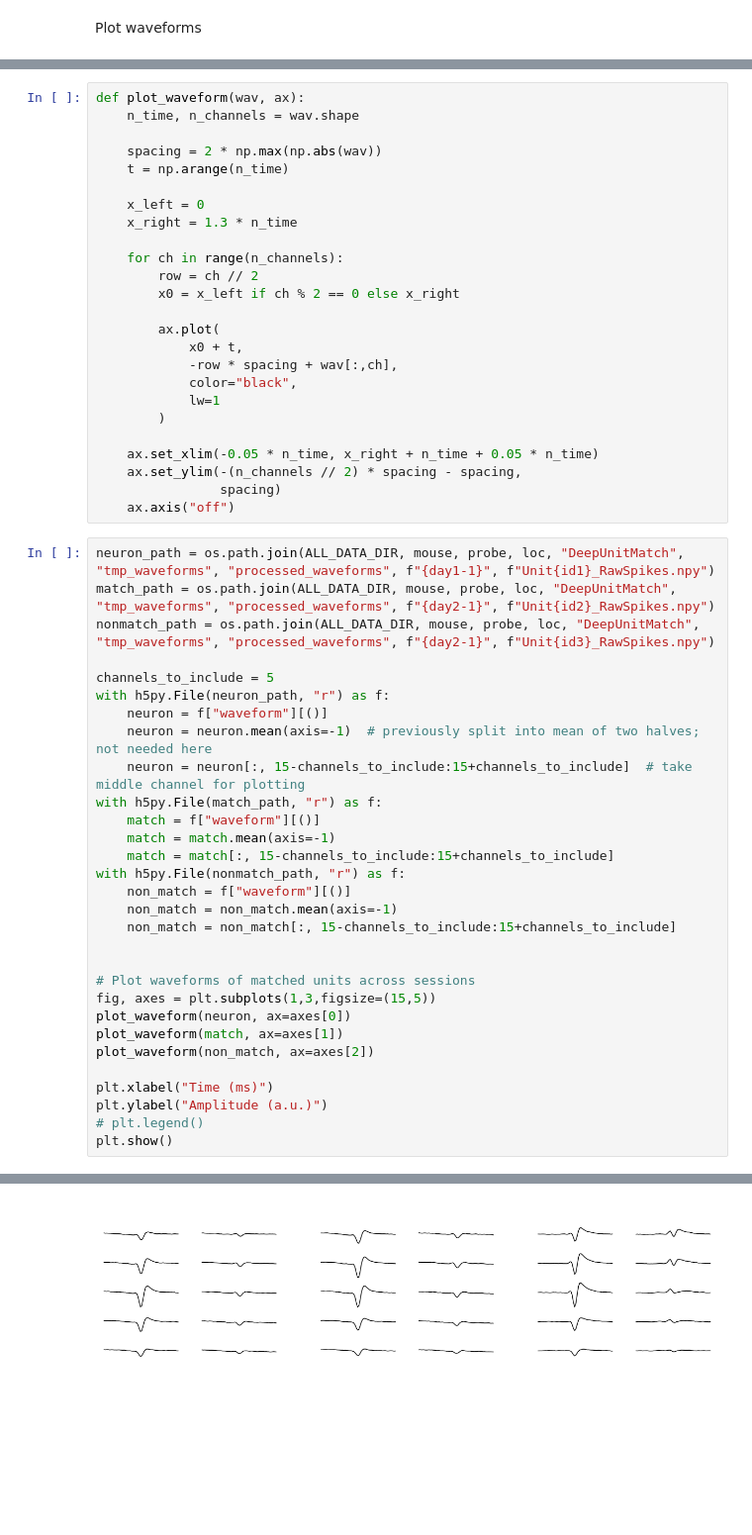
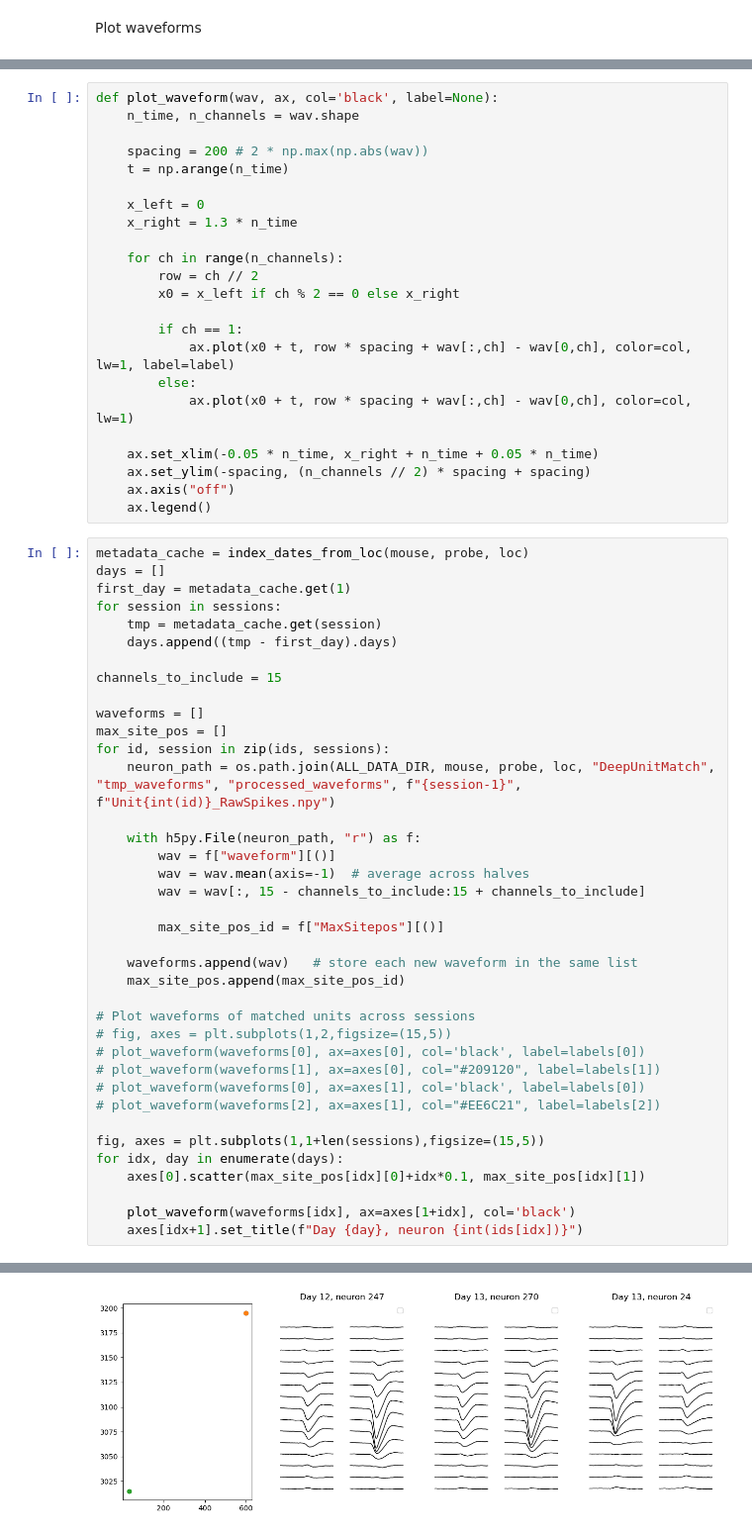
Before and after one commit to EnnyvanBeest/UnitMatch, a Jupyter notebook: UnitMatchPy/PaperAnalyses/figure1.ipynb, the cells around one changed output, grey strips where cells are left out. Shown at 99% size. Cells and saved outputs as stored; diff of their text form; blank space fills up the shorter version.

```diff
--- a/UnitMatchPy/PaperAnalyses/figure1.ipynb
+++ b/UnitMatchPy/PaperAnalyses/figure1.ipynb
@@ -463,8 +555,8 @@ print(id3 not in matches['ID2'].values)
 # %%
-def plot_waveform(wav, ax):
+def plot_waveform(wav, ax, col='black', label=None):
     n_time, n_channels = wav.shape
 
-    spacing = 2 * np.max(np.abs(wav))
+    spacing = 200 # 2 * np.max(np.abs(wav))
     t = np.arange(n_time)
 
     x_left = 0
@@ -474,45 +566,51 @@ def plot_waveform(wav, ax):
         row = ch // 2
         x0 = x_left if ch % 2 == 0 else x_right
 
-        ax.plot(
-            x0 + t,
-            -row * spacing + wav[:,ch],
-            color="black",
-            lw=1
-        )
+        if ch == 1:
+            ax.plot(x0 + t, row * spacing + wav[:,ch] - wav[0,ch], color=col, lw=1, label=label)
+        else:
+            ax.plot(x0 + t, row * spacing + wav[:,ch] - wav[0,ch], color=col, lw=1)
 
     ax.set_xlim(-0.05 * n_time, x_right + n_time + 0.05 * n_time)
-    ax.set_ylim(-(n_channels // 2) * spacing - spacing,
-                spacing)
+    ax.set_ylim(-spacing, (n_channels // 2) * spacing + spacing)
     ax.axis("off")
+    ax.legend()
 # %%
-neuron_path = os.path.join(ALL_DATA_DIR, mouse, probe, loc, "DeepUnitMatch", "tmp_waveforms", "processed_waveforms", f"{day1-1}", f"Unit{id1}_RawSpikes.npy")
-match_path = os.path.join(ALL_DATA_DIR, mouse, probe, loc, "DeepUnitMatch", "tmp_waveforms", "processed_waveforms", f"{day2-1}", f"Unit{id2}_RawSpikes.npy")
-nonmatch_path = os.path.join(ALL_DATA_DIR, mouse, probe, loc, "DeepUnitMatch", "tmp_waveforms", "processed_waveforms", f"{day2-1}", f"Unit{id3}_RawSpikes.npy")
+metadata_cache = index_dates_from_loc(mouse, probe, loc)
+days = []
+first_day = metadata_cache.get(1)
+for session in sessions:
+    tmp = metadata_cache.get(session)
+    days.append((tmp - first_day).days)
 
-channels_to_include = 5
-with h5py.File(neuron_path, "r") as f:
-    neuron = f["waveform"][()]
-    neuron = neuron.mean(axis=-1)  # previously split into mean of two halves; not needed here
-    neuron = neuron[:, 15-channels_to_include:15+channels_to_include]  # take middle channel for plotting
-with h5py.File(match_path, "r") as f:
-    match = f["waveform"][()]
-    match = match.mean(axis=-1)
-    match = match[:, 15-channels_to_include:15+channels_to_include]
-with h5py.File(nonmatch_path, "r") as f:
-    non_match = f["waveform"][()]
-    non_match = non_match.mean(axis=-1)
-    non_match = non_match[:, 15-channels_to_include:15+channels_to_include]
+channels_to_include = 15
 
+waveforms = []
+max_site_pos = []
+for id, session in zip(ids, sessions):
+    neuron_path = os.path.join(ALL_DATA_DIR, mouse, probe, loc, "DeepUnitMatch", "tmp_waveforms", "processed_waveforms", f"{session-1}", f"Unit{int(id)}_RawSpikes.npy")
+
+    with h5py.File(neuron_path, "r") as f:
+        wav = f["waveform"][()]
+        wav = wav.mean(axis=-1)  # average across halves
+        wav = wav[:, 15 - channels_to_include:15 + channels_to_include]
+
+        max_site_pos_id = f["MaxSitepos"][()]
+
+    waveforms.append(wav)   # store each new waveform in the same list
+    max_site_pos.append(max_site_pos_id)
 
 # Plot waveforms of matched units across sessions
-fig, axes = plt.subplots(1,3,figsize=(15,5))
-plot_waveform(neuron, ax=axes[0])
-plot_waveform(match, ax=axes[1])
-plot_waveform(non_match, ax=axes[2])
+# fig, axes = plt.subplots(1,2,figsize=(15,5))
+# plot_waveform(waveforms[0], ax=axes[0], col='black', label=labels[0])
+# plot_waveform(waveforms[1], ax=axes[0], col="#209120", label=labels[1])
+# plot_waveform(waveforms[0], ax=axes[1], col='black', label=labels[0])
+# plot_waveform(waveforms[2], ax=axes[1], col="#EE6C21", label=labels[2])
 
-plt.xlabel("Time (ms)")
-plt.ylabel("Amplitude (a.u.)")
-# plt.legend()
-plt.show()
+fig, axes = plt.subplots(1,1+len(sessions),figsize=(15,5))
+for idx, day in enumerate(days):
+    axes[0].scatter(max_site_pos[idx][0]+idx*0.1, max_site_pos[idx][1])
+
+    plot_waveform(waveforms[idx], ax=axes[1+idx], col='black')
+    axes[idx+1].set_title(f"Day {day}, neuron {int(ids[idx])}")
 # %% [output]
@@ -520 +617 @@ False
-[figure, old version]
+[figure, new version]
```
Also changed, not shown: parts of 9 cells of this notebook, 2 other files.
